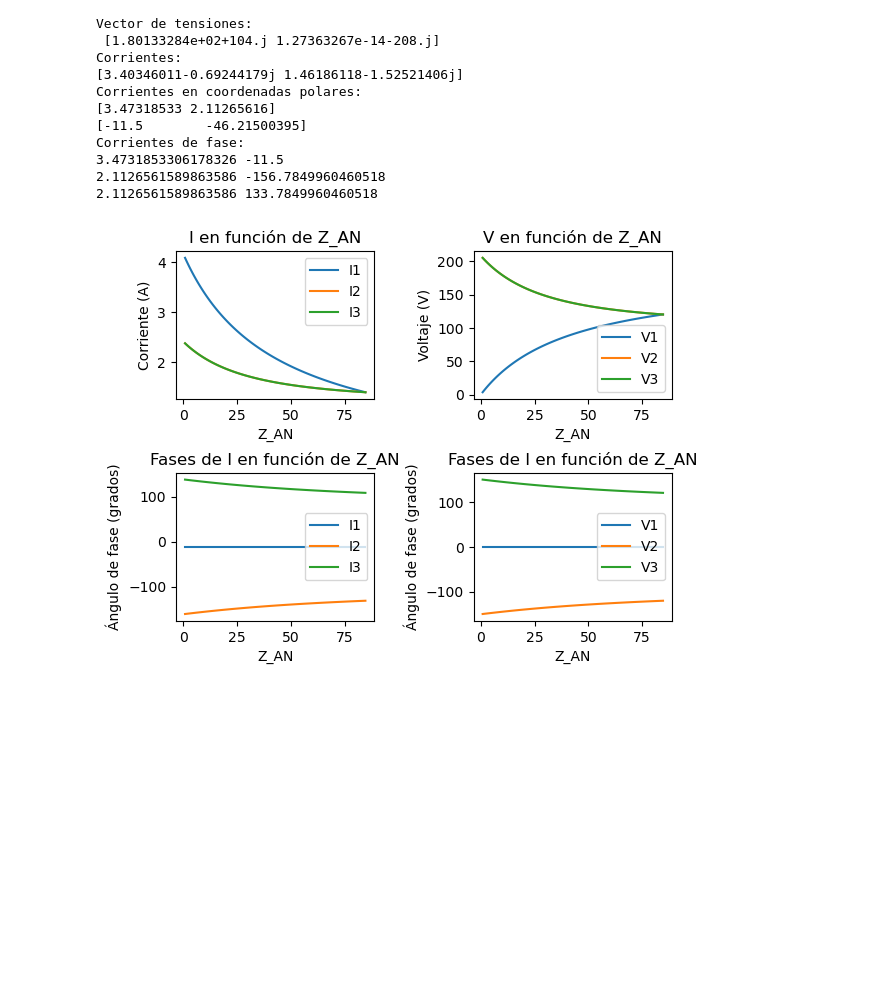
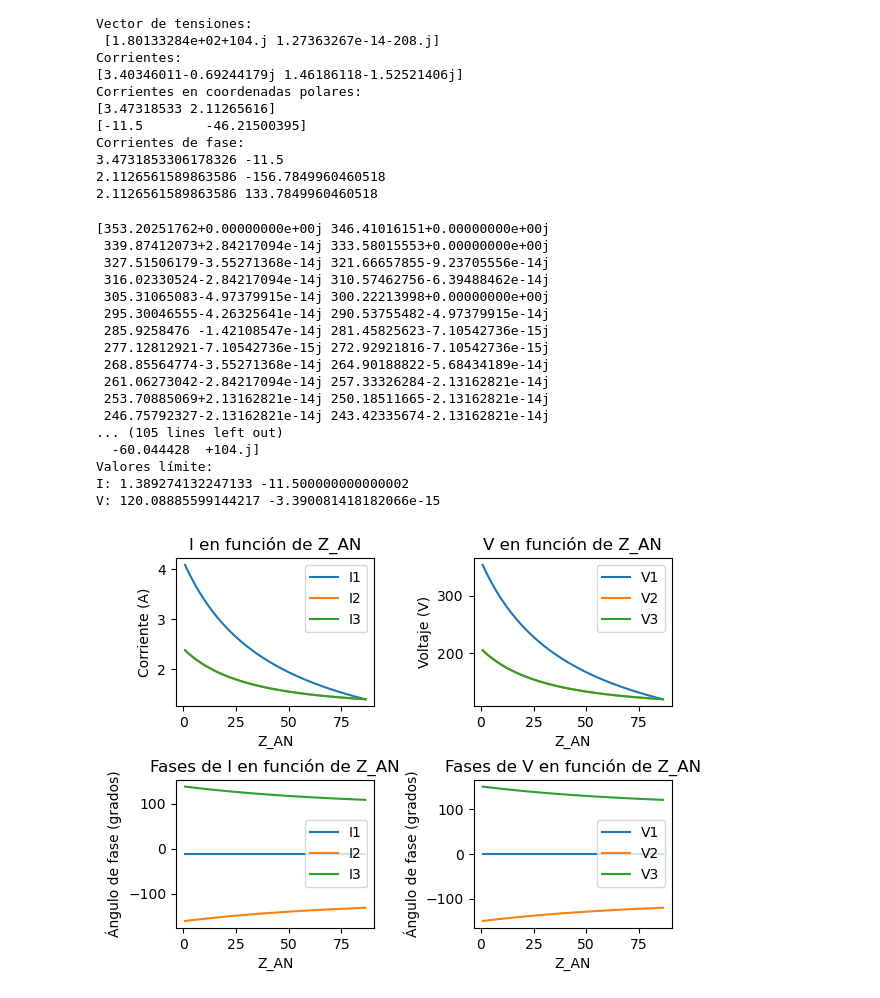
Before and after one commit to Allocco14/circuits, a Jupyter notebook: circuits.ipynb, the cells around one changed output. Saved outputs shown, nothing was run; the diff lists cells and outputs as text; code cells hidden in the pictures; blank space fills up the shorter version.

```diff
--- a/circuits.ipynb
+++ b/circuits.ipynb
@@ -64,12 +64,13 @@ Corrientes de fase:
 2.1126561589863586 133.7849960460518
 # %%
 # Hacer el ejercicio para valores de zan entre 1 y 100 % de zbn
-zan = convert_fasor_to_rectangular(z*np.linspace(0.01, 1, 100), theta)
-
+z_vect = z*np.linspace(0.01, 1, 100)
 I = np.zeros((100, 2), dtype=complex)
 
+
 for i in range(100):
-    A = np.array([[zan[i]+zbn, -zbn], [-zbn, zbn+zcn]])
+    zan = convert_fasor_to_rectangular(z_vect[i], theta)
+    A = np.array([[zan+zbn, -zbn], [-zbn, zbn+zcn]])
     A_inv = np.linalg.inv(A)
     I[i] = np.dot(A_inv, V)
 
@@ -82,46 +83,66 @@ I3 = -I[:, 1]
 V1 = I1*zan
 V2 = I2*zbn
 V3 = I3*zcn
 
 # Graficar en un arreglo 2x2 las magnitudes de las corrientes y los voltajes de fase y sus ángulos
-
-
-
 import matplotlib.pyplot as plt
 fig, axs = plt.subplots(2, 2)
-axs[0, 0].plot(zan, np.abs(I1), label='I1')
-axs[0, 0].plot(zan, np.abs(I2), label='I2')
-axs[0, 0].plot(zan, np.abs(I3), label='I3')
+axs[0, 0].plot(z_vect, np.abs(I1), label='I1')
+axs[0, 0].plot(z_vect, np.abs(I2), label='I2')
+axs[0, 0].plot(z_vect, np.abs(I3), label='I3')
 axs[0, 0].set_xlabel('Z_AN')
 axs[0, 0].set_ylabel('Corriente (A)')
 axs[0, 0].set_title('I en función de Z_AN')
 axs[0, 0].legend()
 
-axs[0, 1].plot(zan, np.abs(V1), label='V1')
-axs[0, 1].plot(zan, np.abs(V2), label='V2')
-axs[0, 1].plot(zan, np.abs(V3), label='V3')
+axs[0, 1].plot(z_vect, np.abs(V1), label='V1')
+axs[0, 1].plot(z_vect, np.abs(V2), label='V2')
+axs[0, 1].plot(z_vect, np.abs(V3), label='V3')
 axs[0, 1].set_xlabel('Z_AN')
 axs[0, 1].set_ylabel('Voltaje (V)')
 axs[0, 1].set_title('V en función de Z_AN')
 axs[0, 1].legend()
 
-axs[1, 0].plot(zan, np.angle(I1, deg=True), label='I1')
-axs[1, 0].plot(zan, np.angle(I2, deg=True), label='I2')
-axs[1, 0].plot(zan, np.angle(I3, deg=True), label='I3')
+axs[1, 0].plot(z_vect, np.angle(I1, deg=True), label='I1')
+axs[1, 0].plot(z_vect, np.angle(I2, deg=True), label='I2')
+axs[1, 0].plot(z_vect, np.angle(I3, deg=True), label='I3')
 axs[1, 0].set_xlabel('Z_AN')
 axs[1, 0].set_ylabel('Ángulo de fase (grados)')
 axs[1, 0].set_title('Fases de I en función de Z_AN')
 axs[1, 0].legend()
 
-axs[1, 1].plot(zan, np.angle(V1, deg=True), label='V1')
-axs[1, 1].plot(zan, np.angle(V2, deg=True), label='V2')
-axs[1, 1].plot(zan, np.angle(V3, deg=True), label='V3')
+axs[1, 1].plot(z_vect, np.angle(V1, deg=True), label='V1')
+axs[1, 1].plot(z_vect, np.angle(V2, deg=True), label='V2')
+axs[1, 1].plot(z_vect, np.angle(V3, deg=True), label='V3')
 axs[1, 1].set_xlabel('Z_AN')
 axs[1, 1].set_ylabel('Ángulo de fase (grados)')
 axs[1, 1].set_title('Fases de V en función de Z_AN')
 axs[1, 1].legend()
 
 # Agregar espacios entre los subplots
 plt.subplots_adjust(hspace=0.5, wspace=0.5)
+
+
+# Mostrar los valores límite (cuando el circuito está balanceado)
+print("Valores límite:")
+print("I:", np.abs(I1[-1]), np.angle(I1[-1], deg=True))
+print("V:", np.abs(V1[-1]), np.angle(V1[-1], deg=True))
 # %% [output]
+[353.20251762+0.00000000e+00j 346.41016151+0.00000000e+00j
+ 339.87412073+2.84217094e-14j 333.58015553+0.00000000e+00j
+ 327.51506179-3.55271368e-14j 321.66657855-9.23705556e-14j
+ 316.02330524-2.84217094e-14j 310.57462756-6.39488462e-14j
+ 305.31065083-4.97379915e-14j 300.22213998+0.00000000e+00j
+ 295.30046555-4.26325641e-14j 290.53755482-4.97379915e-14j
+ 285.9258476 -1.42108547e-14j 281.45825623-7.10542736e-15j
+ 277.12812921-7.10542736e-15j 272.92921816-7.10542736e-15j
+ 268.85564774-3.55271368e-14j 264.90188822-5.68434189e-14j
+ 261.06273042-2.84217094e-14j 257.33326284-2.13162821e-14j
+ 253.70885069+2.13162821e-14j 250.18511665-2.13162821e-14j
+ 246.75792327-2.13162821e-14j 243.42335674-2.13162821e-14j
+... (105 lines left out)
+  -60.044428  +104.j]
+Valores límite:
+I: 1.389274132247133 -11.500000000000002
+V: 120.08885599144217 -3.390081418182066e-15
-[figure, old version]
+[figure, new version]
```
Also changed, not shown: parts of 1 cell of this notebook.
